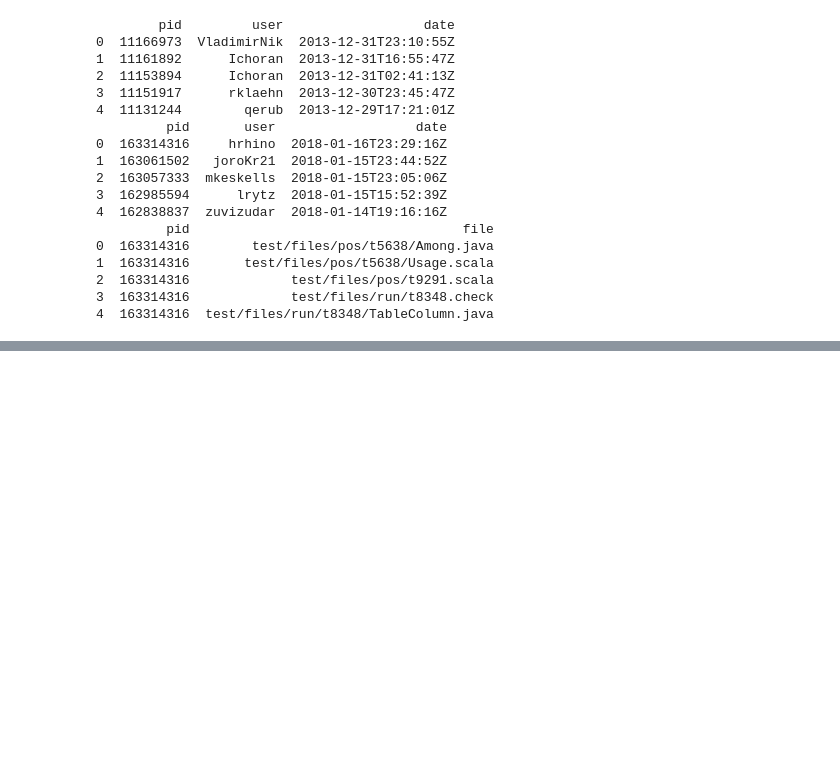
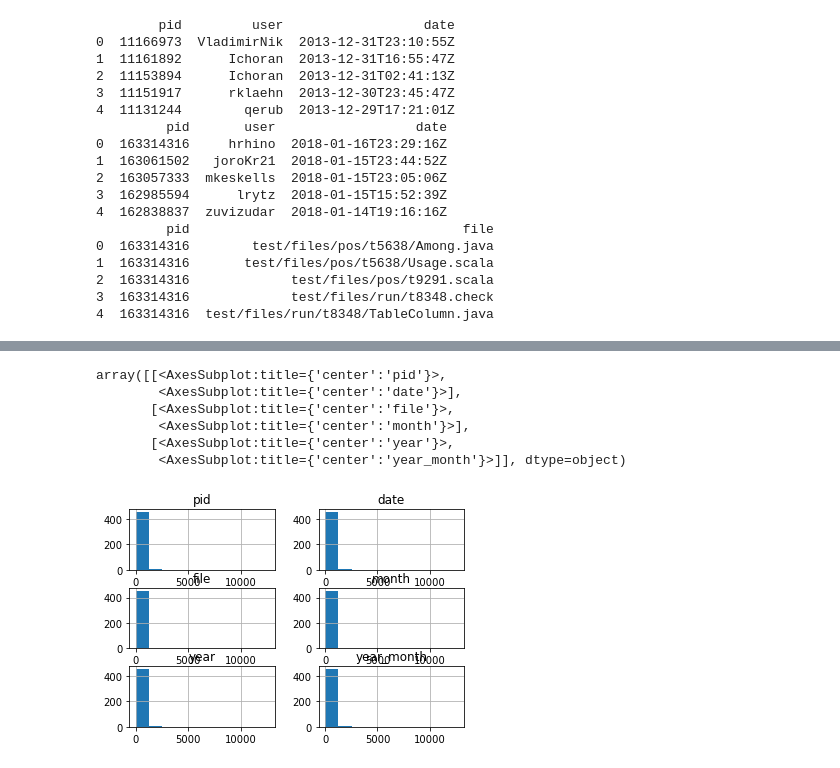
Before and after one commit to Yira-Yareth/Project-_The_GitHub_History_of_the_Scala_Language, a Jupyter notebook: The_GithHub_History.ipynb, the cells around one changed output, grey strips where cells are left out. Cells and saved outputs as stored; diff of their text form; code cells hidden in the pictures; blank space fills up the shorter version.

```diff
--- a/The_GithHub_History.ipynb
+++ b/The_GithHub_History.ipynb
@@ -48,0 +111,17 @@ print(pull_files.head())
+# %%
+# Required for matplotlib
+%matplotlib inline
+
+# Group by the submitter
+by_user = data.groupby("user").agg("count")
+
+# Plot the histogram
+by_user.hist()
+# %% [output]
+array([[<AxesSubplot:title={'center':'pid'}>,
+        <AxesSubplot:title={'center':'date'}>],
+       [<AxesSubplot:title={'center':'file'}>,
+        <AxesSubplot:title={'center':'month'}>],
+       [<AxesSubplot:title={'center':'year'}>,
+        <AxesSubplot:title={'center':'year_month'}>]], dtype=object)
+[figure, added]
```
Also changed, not shown: parts of 19 cells of this notebook.
